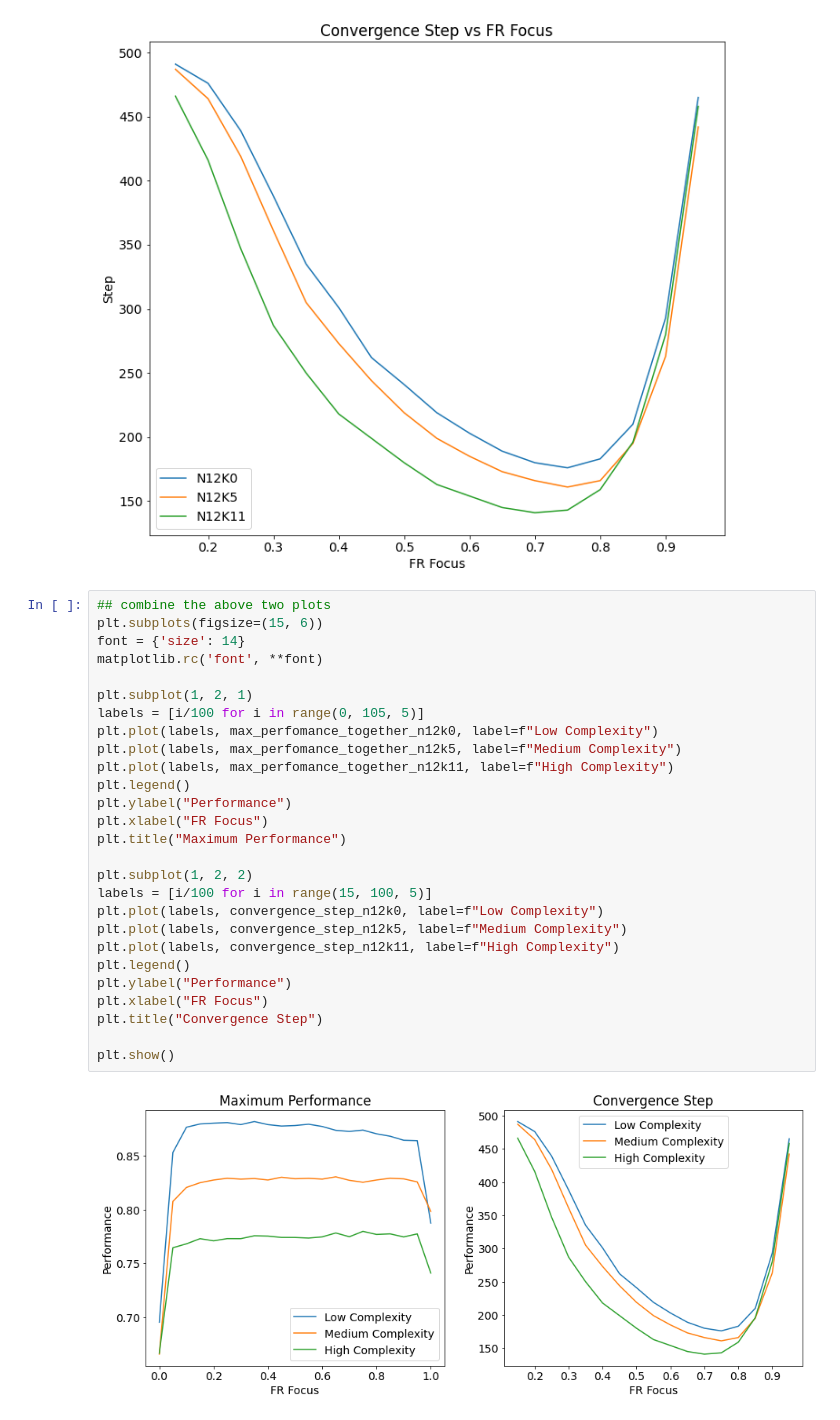
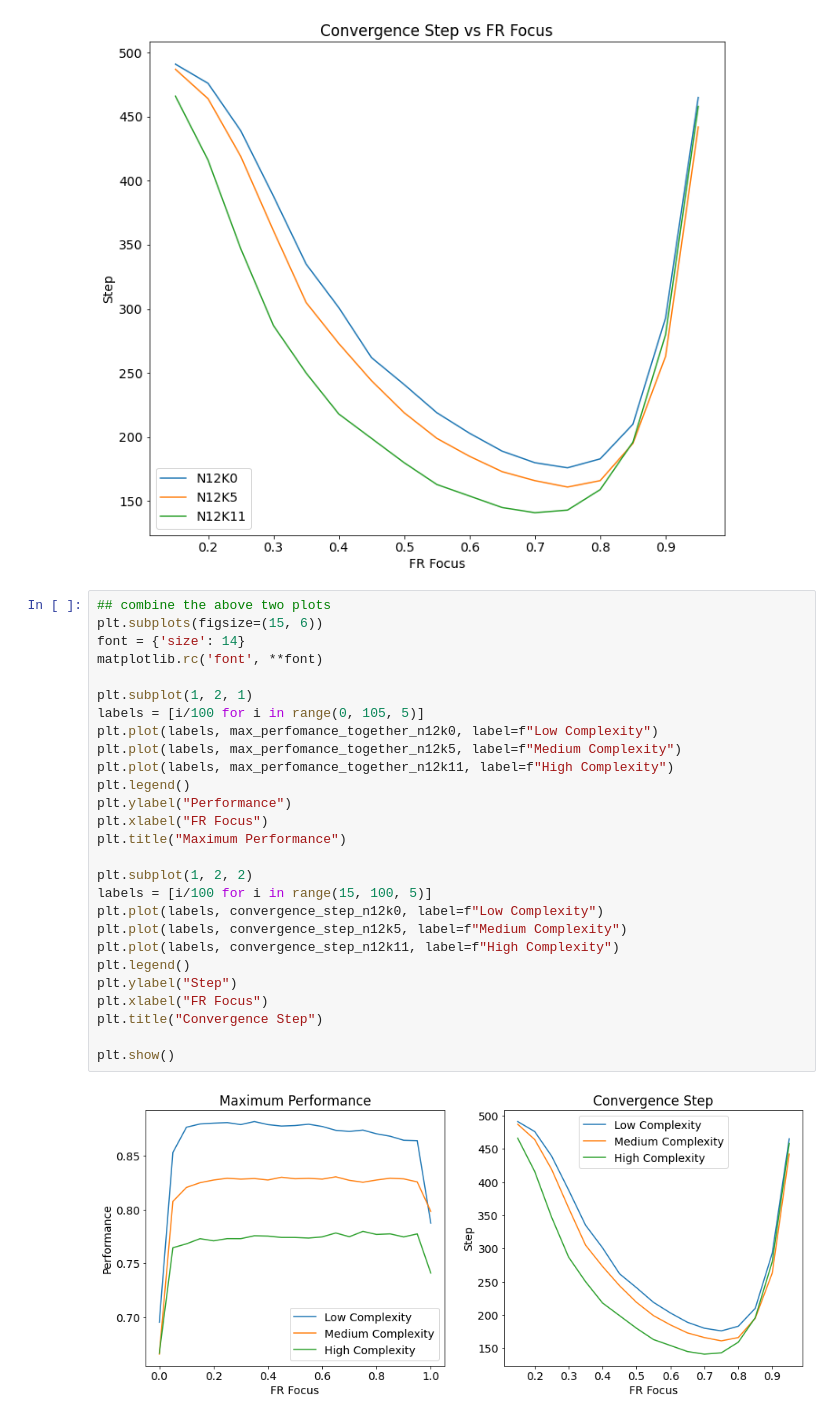
Before and after one commit to OoiJunHao/CP4101_NFR_FR_Prioritisation, a Jupyter notebook: visualisations/fr_nfr_prioritisation_visualisation.ipynb, the cells around one changed output. Cells and saved outputs as stored; diff of their text form.

```diff
--- a/visualisations/fr_nfr_prioritisation_visualisation.ipynb
+++ b/visualisations/fr_nfr_prioritisation_visualisation.ipynb
@@ -404,32 +404,32 @@ plt.show()
 # %%
 ## combine the above two plots
 plt.subplots(figsize=(15, 6))
 font = {'size': 14}
 matplotlib.rc('font', **font)
 
 plt.subplot(1, 2, 1)
 labels = [i/100 for i in range(0, 105, 5)]
 plt.plot(labels, max_perfomance_together_n12k0, label=f"Low Complexity")
 plt.plot(labels, max_perfomance_together_n12k5, label=f"Medium Complexity")
 plt.plot(labels, max_perfomance_together_n12k11, label=f"High Complexity")
 plt.legend()
 plt.ylabel("Performance")
 plt.xlabel("FR Focus")
 plt.title("Maximum Performance")
 
 plt.subplot(1, 2, 2)
 labels = [i/100 for i in range(15, 100, 5)]
 plt.plot(labels, convergence_step_n12k0, label=f"Low Complexity")
 plt.plot(labels, convergence_step_n12k5, label=f"Medium Complexity")
 plt.plot(labels, convergence_step_n12k11, label=f"High Complexity")
 plt.legend()
-plt.ylabel("Performance")
+plt.ylabel("Step")
 plt.xlabel("FR Focus")
 plt.title("Convergence Step")
 
 plt.show()
 # %% [output]
-[figure, old version]
+[figure, new version]
 # %%
 font = {'size': 14}
 matplotlib.rc('font', **font)
```
Also changed, not shown: parts of 3 cells of this notebook, 1 other file.
